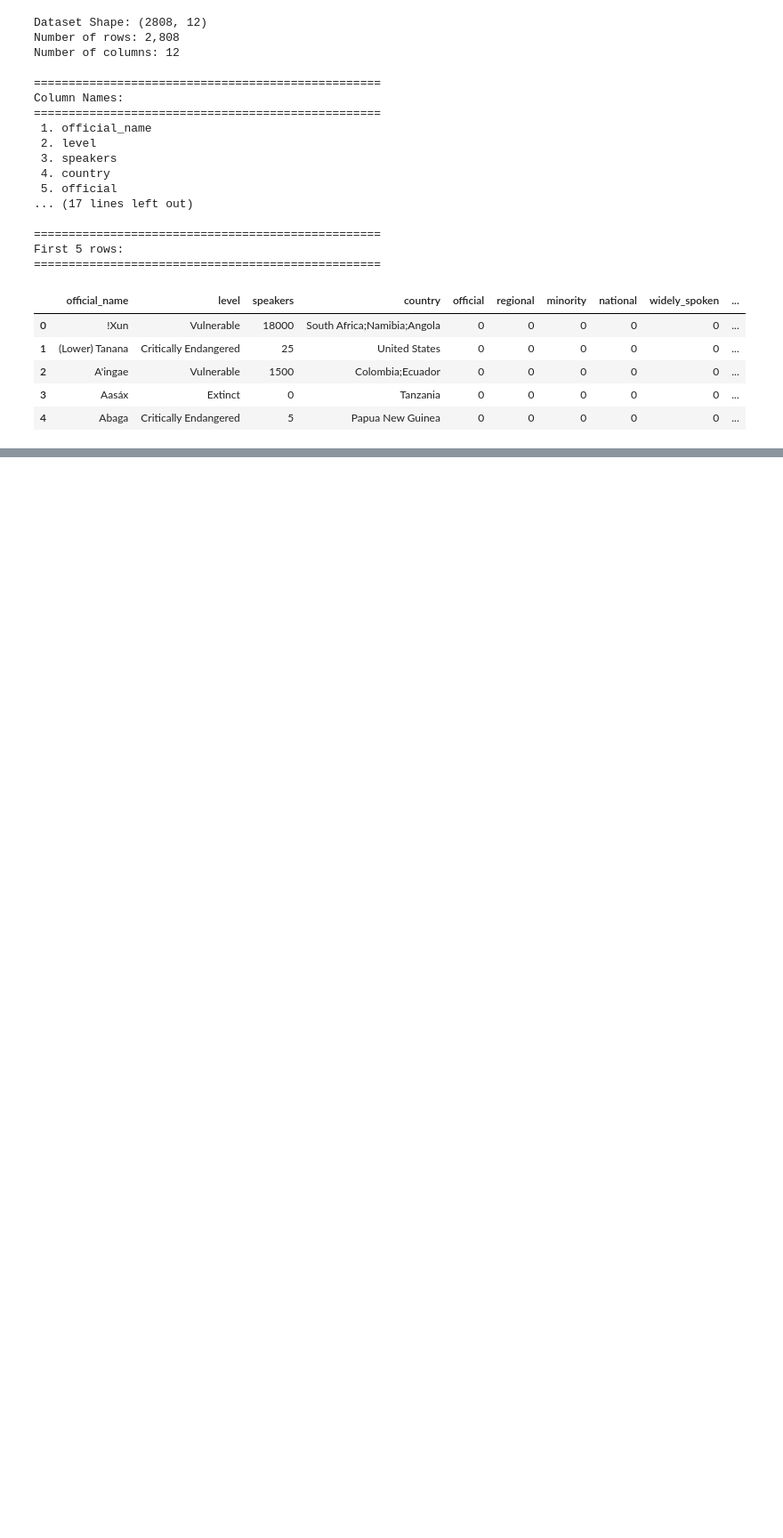
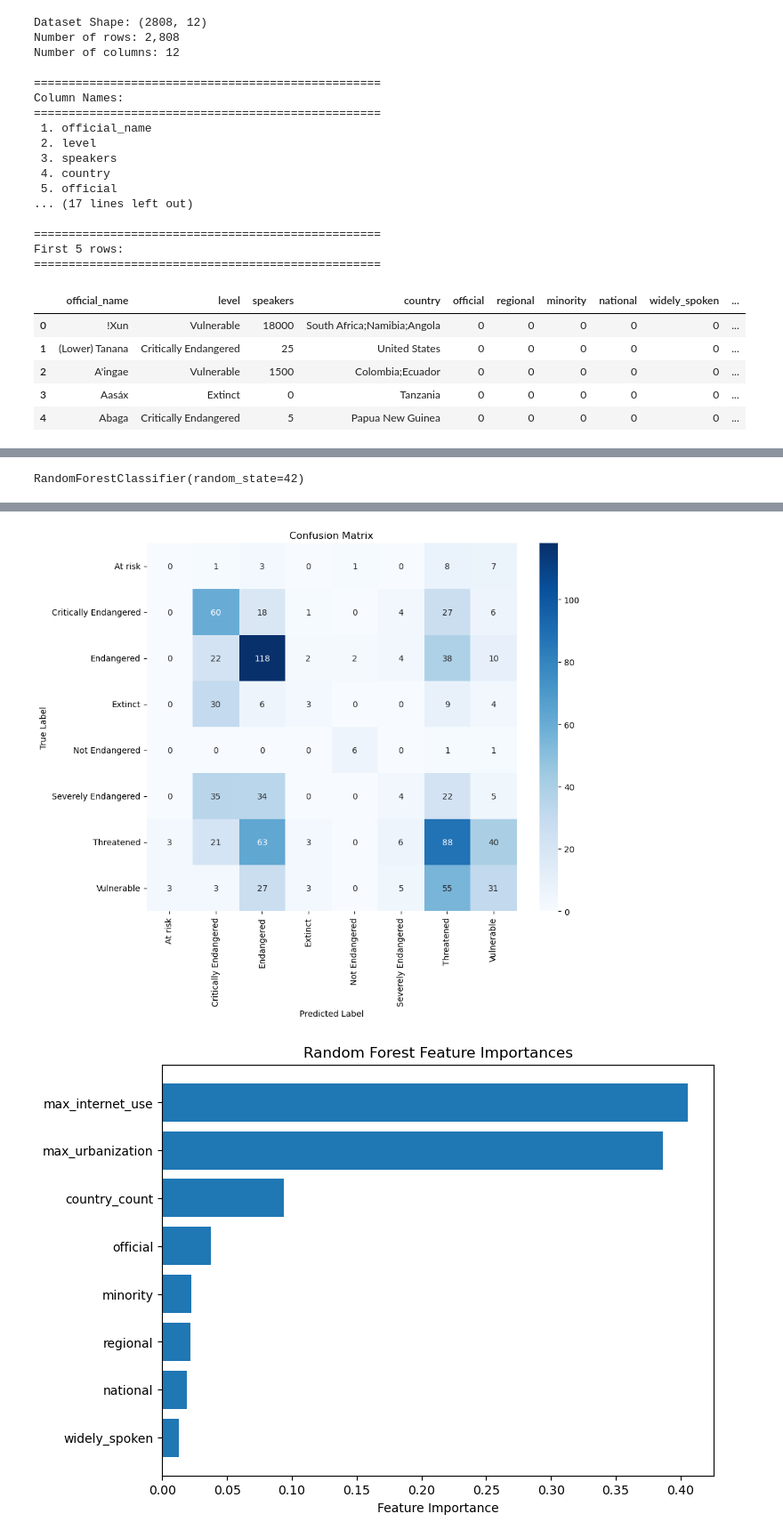
Before and after one commit to helinyilmaz/Language-Endangerment-Prediction, a Jupyter notebook: model.ipynb, the cells around one changed output, grey strips where cells are left out. Shown: that part at 89% size. Drawn from its saved outputs; the diff is of its cells as text; code cells hidden in the pictures; blank space fills up the shorter version.

Commit message:
Updated AI code to show everything

```diff
--- a/model.ipynb
+++ b/model.ipynb
@@ -95,3 +97,74 @@ print(filtered_df)
 336               24.1
 1698              45.7
 2805              97.3
+# %%
+from sklearn.ensemble import RandomForestClassifier
+from sklearn.model_selection import train_test_split
+
+# Example with Random Forest
+X = df.iloc[:, 4:12]  # columns 5-12 (0-indexed)
+y = df['level']
+
+X_train, X_test, y_train, y_test = train_test_split(X, y, test_size=0.3, stratify=y)
+
+rf = RandomForestClassifier(n_estimators=100, random_state=42)
+rf.fit(X_train, y_train)
+# %% [output]
+RandomForestClassifier(random_state=42)
+# %%
+from sklearn.metrics import classification_report, confusion_matrix, accuracy_score
+import pandas as pd
+import matplotlib.pyplot as plt
+import seaborn as sns
+
+# Make predictions
+y_pred = rf.predict(X_test)
+
+# 1. Accuracy Score
+accuracy = accuracy_score(y_test, y_pred)
+print(f"Accuracy: {accuracy:.3f}")
+
+# 2. Classification Report
+print("\nClassification Report:")
+print(classification_report(y_test, y_pred))
+
+# 3. Confusion Matrix
+cm = confusion_matrix(y_test, y_pred)
+plt.figure(figsize=(10, 8))
+sns.heatmap(cm, annot=True, fmt='d', cmap='Blues',
+            xticklabels=rf.classes_,
+            yticklabels=rf.classes_)
+plt.title('Confusion Matrix')
+plt.ylabel('True Label')
+plt.xlabel('Predicted Label')
+plt.show()
+
+# 4. Feature Importance
+feature_importance = pd.DataFrame({
+    'feature': X_train.columns,
+    'importance': rf.feature_importances_
+}).sort_values('importance', ascending=False)
+
+plt.figure(figsize=(8, 6))
+plt.barh(feature_importance['feature'], feature_importance['importance'])
+plt.xlabel('Feature Importance')
+plt.title('Random Forest Feature Importances')
+plt.gca().invert_yaxis()
+plt.show()
+
+print("\nFeature Importance:")
+print(feature_importance)
+
+# 5. Cross-validation for more robust evaluation
+from sklearn.model_selection import cross_val_score
+cv_scores = cross_val_score(rf, X_train, y_train, cv=5, scoring='accuracy')
+print(f"\nCross-validation scores: {cv_scores}")
+print(f"Mean CV accuracy: {cv_scores.mean():.3f} (+/- {cv_scores.std() * 2:.3f})")
+
+# 6. Check for overfitting
+train_score = rf.score(X_train, y_train)
+test_score = rf.score(X_test, y_test)
+print(f"\nTraining accuracy: {train_score:.3f}")
+print(f"Testing accuracy: {test_score:.3f}")
+print(f"Overfitting gap: {train_score - test_score:.3f}")
+# %% [output]
@@ -97,0 +188,2 @@ print(filtered_df)
+[figure, added]
+[figure, added]
```
Also changed, not shown: parts of 7 cells of this notebook, 1 other file.
